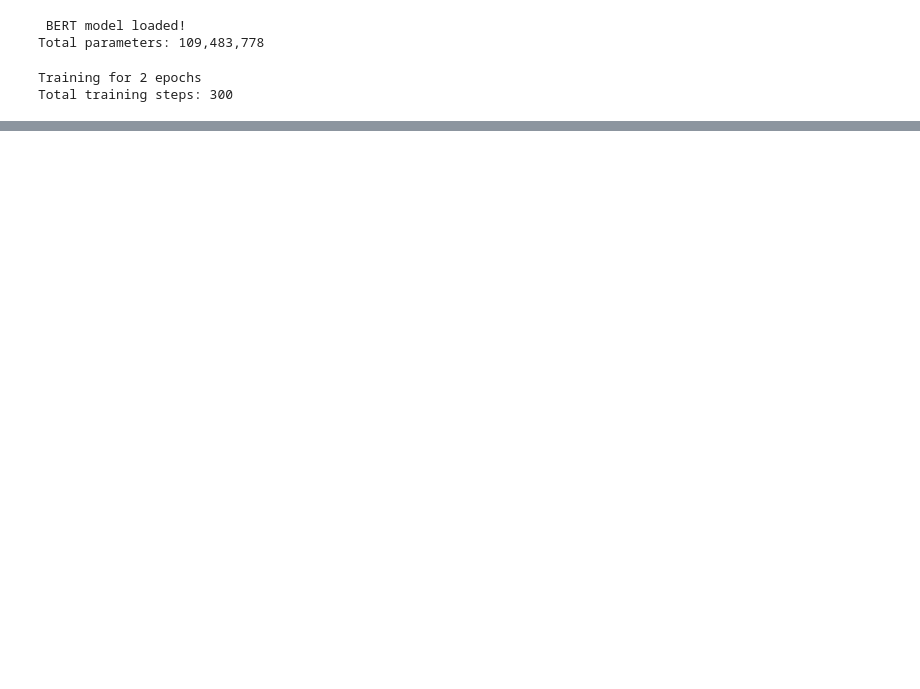
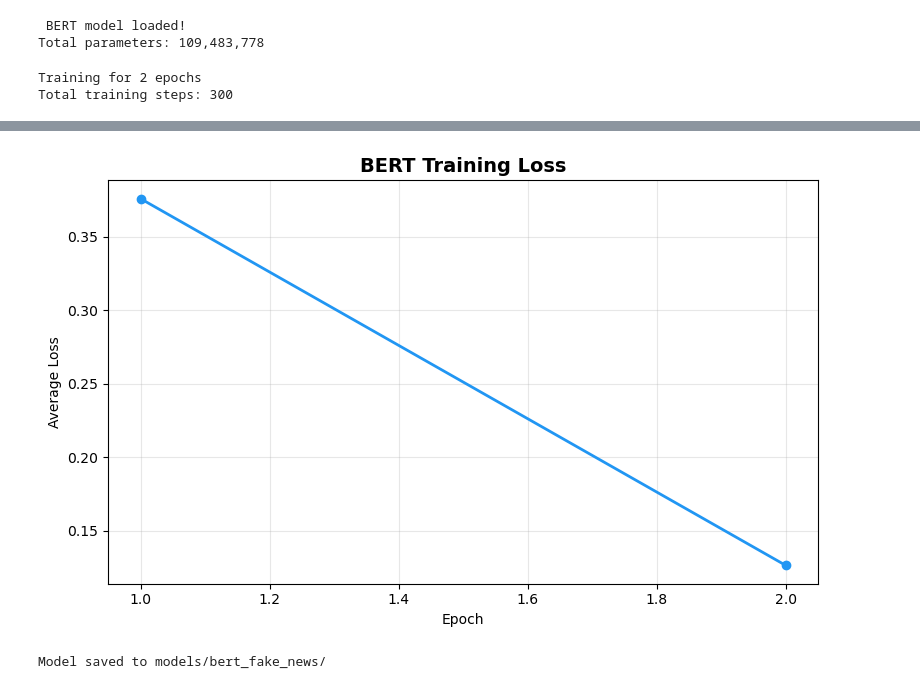
Before and after one commit to pulindu117/NLP_Group_04, a Jupyter notebook: notebooks/05_dl_bert_matheesha_desaman.ipynb, the cells around one changed output, grey strips where cells are left out. Drawn from its saved outputs; the diff is of its cells as text; code cells hidden in the pictures; blank space fills up the shorter version.

Commit message:
Add BERT evaluation results and save trained model

```diff
--- a/notebooks/05_dl_bert_matheesha_desaman.ipynb
+++ b/notebooks/05_dl_bert_matheesha_desaman.ipynb
@@ -158,0 +220,18 @@ print(" Training complete!")
+# %%
+plt.figure(figsize=(8, 5))
+plt.plot(range(1, EPOCHS+1), train_losses, marker='o', color='#2196F3', linewidth=2)
+plt.title('BERT Training Loss', fontsize=14, fontweight='bold')
+plt.xlabel('Epoch')
+plt.ylabel('Average Loss')
+plt.grid(True, alpha=0.3)
+plt.tight_layout()
+plt.savefig('../screenshots/07_bert_training_loss.png', dpi=150, bbox_inches='tight')
+plt.show()
+# %% [output]
+[figure, added]
+# %%
+bert_model.save_pretrained('../models/bert_fake_news')
+tokenizer.save_pretrained('../models/bert_fake_news')
+print("Model saved to models/bert_fake_news/")
+# %% [output]
+Model saved to models/bert_fake_news/
```
Also changed, not shown: parts of 3 cells of this notebook.
